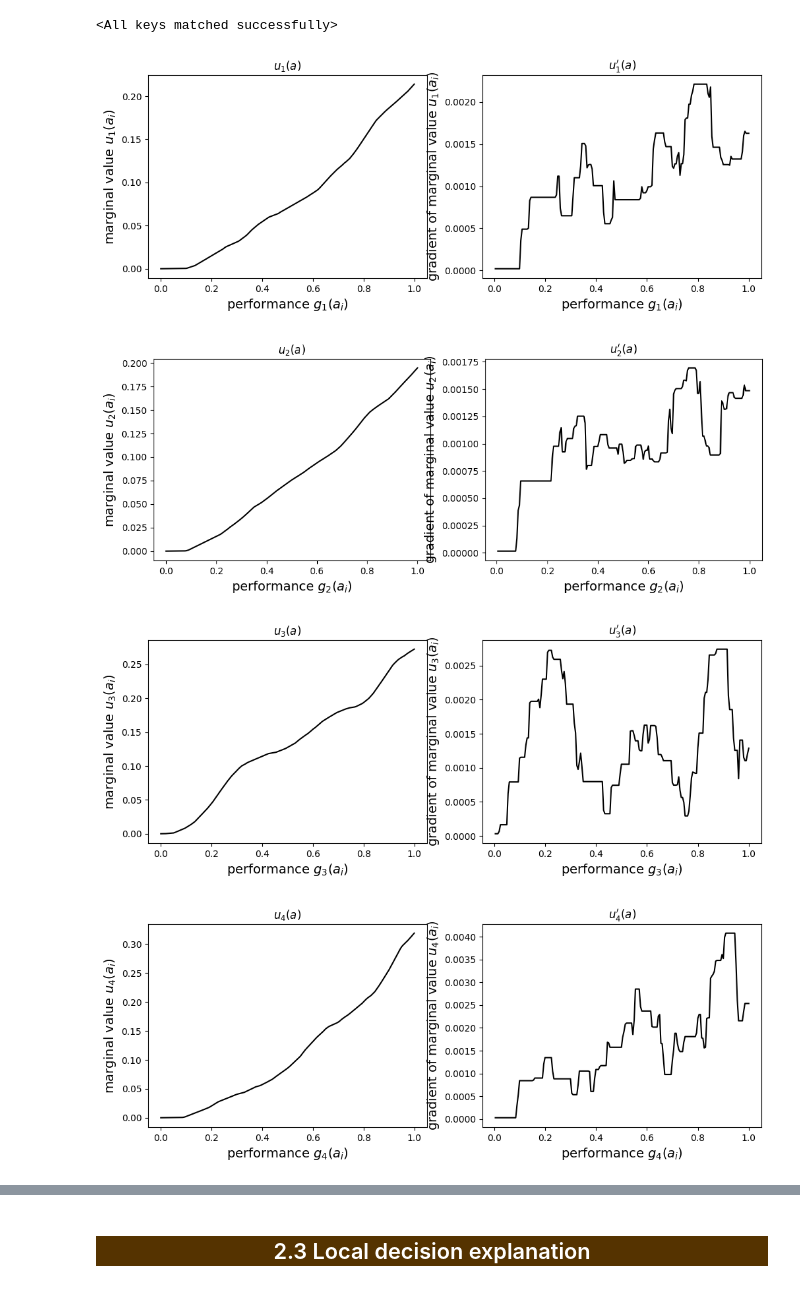
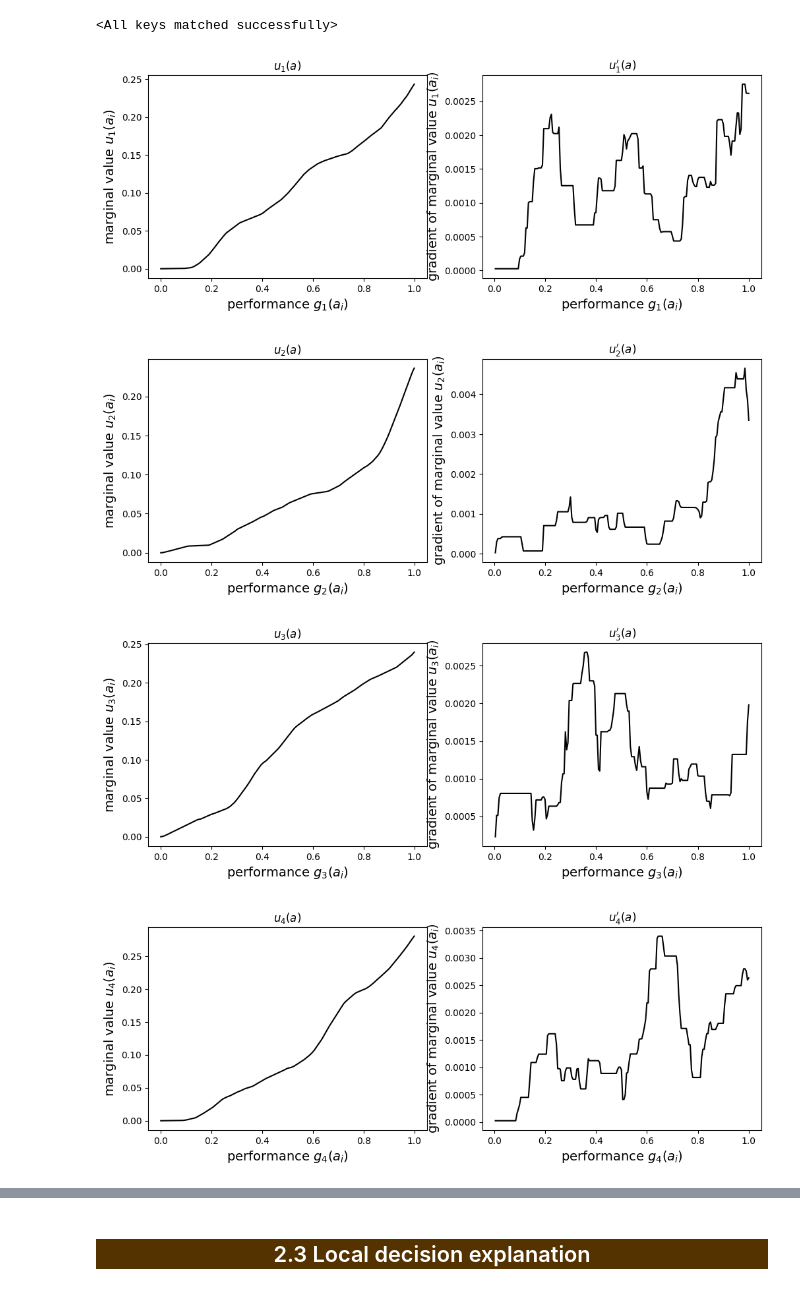
Before and after one commit to istepka/decision-analysis, a Jupyter notebook: project3/report.ipynb, the cells around one changed output, grey strips where cells are left out. Drawn from its saved outputs; the diff is of its cells as text; code cells hidden in the pictures.

```diff
--- a/project3/report.ipynb
+++ b/project3/report.ipynb
@@ -50,7 +145,7 @@ xgb_params = {
     "monotone_constraints": "("
     + ",".join(["1"] * NO_CRITERIA)
     + ")",  # Monotonic constraints for each criterion (1 = increasing, -1 = decreasing, 0 = no constraint)
-    "n_estimators": 1,  # Number of boosting rounds, or trees
+    "n_estimators": 3,  # Number of boosting rounds, or trees
 }
 # %%
 xgb_results = dict()
@@ -75,6 +184,3 @@ pprint(xgb_results)
 <div style="background-color: #553300; color: white; text-align: center">
     <h2>1.2 Interpretability</h2>
 </div>
-# %%
-fig, ax = plt.subplots(figsize=(13, 13))
-plot_tree(pref_xgb.model, ax=ax, num_trees=0)
@@ -83,0 +193,8 @@ plot_tree(pref_xgb.model, ax=ax, num_trees=0)
+# %%
+fig, axs = plt.subplots(xgb_params["n_estimators"], 1, figsize=(20, 30))
+
+for i in range(xgb_params["n_estimators"]):
+    ax = axs[i]
+    plot_tree(pref_xgb.model, ax=ax, num_trees=i)
+    ax.set_title(f"Tree {i}")
+plt.show()
@@ -257,21 +500,23 @@ outs = outs / outs[-1].sum()
 # %%
 for i in range(NO_CRITERIA):
     criterion_number = i + 1
-    fig = plt.figure(figsize=(12,4))
+    fig = plt.figure(figsize=(12, 4))
     ax = fig.add_subplot(121)
-    ax.set_title(f'$u_{criterion_number}(a)$')
+    ax.set_title(f"$u_{criterion_number}(a)$")
     ax.plot(xs, outs[:, i], color="black")
     ax.set_ylabel(f"marginal value $u_{criterion_number}(a_i)$", fontsize=14)
     ax.set_xlabel(f"performance $g_{criterion_number}(a_i)$", fontsize=14)
 
-    ax = fig.add_subplot(1,2,2)
+    ax = fig.add_subplot(1, 2, 2)
     ax.set_title(f"$u_{criterion_number}'(a)$")
-    ax.plot(xs[1:], outs[1:, i]-outs[:-1, i], color="black")
-    ax.set_ylabel(f"gradient of marginal value $u_{criterion_number}(a_i)$", fontsize=14)
+    ax.plot(xs[1:], outs[1:, i] - outs[:-1, i], color="black")
+    ax.set_ylabel(
+        f"gradient of marginal value $u_{criterion_number}(a_i)$", fontsize=14
+    )
     ax.set_xlabel(f"performance $g_{criterion_number}(a_i)$", fontsize=14)
     plt.show()
 # %% [output]
-[figure, old version]
+[figure, new version]
-[figure, old version]
+[figure, new version]
-[figure, old version]
+[figure, new version]
-[figure, old version]
+[figure, new version]
```
Also changed, not shown: parts of 60 cells of this notebook, 1 other file.
